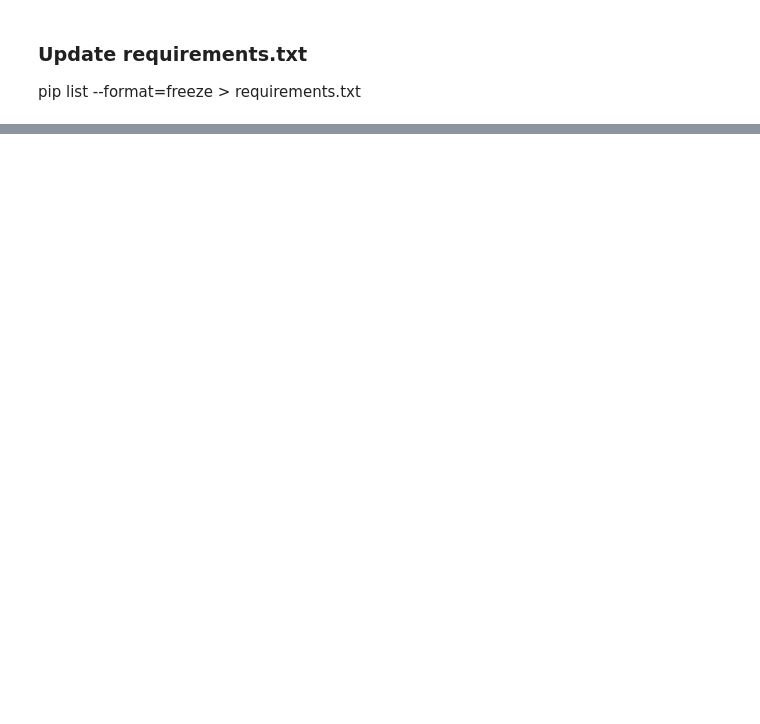
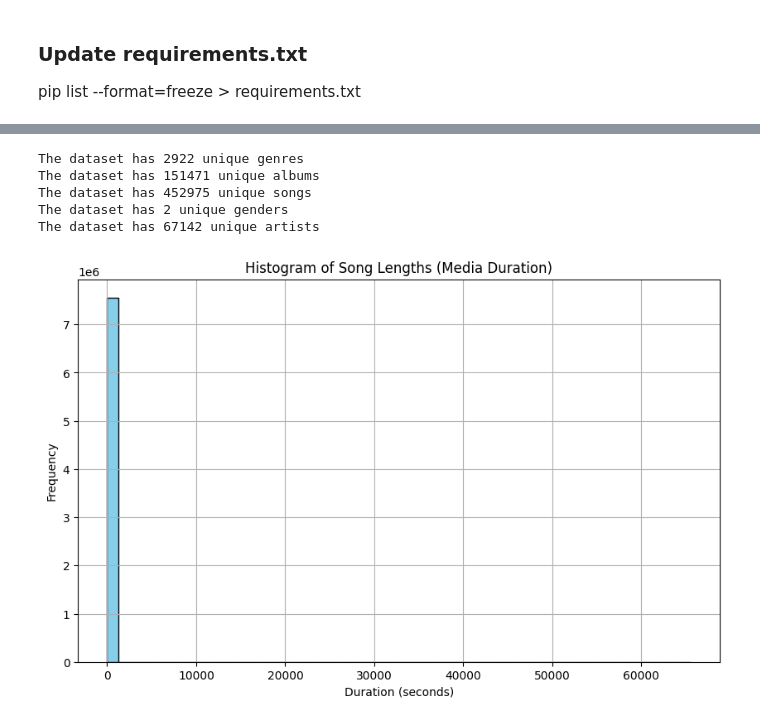
Before and after one commit to cmimholz/recommender-systems-project, a Jupyter notebook: notebooks/rec-training.ipynb, the cells around one changed output, grey strips where cells are left out. Saved outputs shown, nothing was run; the diff lists cells and outputs as text; code cells hidden in the pictures; blank space fills up the shorter version.

```diff
--- a/notebooks/rec-training.ipynb
+++ b/notebooks/rec-training.ipynb
@@ -1,21 +19,21 @@
 # %%
-import pandas as pd
-
 # Set the random seed for reproducibility
 random_seed = 42
 
 # Load the full dataset
 file_path = '../data/raw_data/train.csv'  # Update this with the path to your file
 data = pd.read_csv(file_path)
+sampled_data = data
 
-# Define the sample size (e.g., 1% of the dataset)
-sample_size = 0.19  # This means 1% of the data
-
-# Generate a random sample of the dataset
-sampled_data = data.sample(frac=sample_size, random_state=random_seed)
-
-# Save the sample to a new CSV file
-sampled_file_path = '../data/sampled_train.csv'
-sampled_data.to_csv(sampled_file_path, index=False)
-
-print(f'Sampled data saved to {sampled_file_path}')
+# # Define the sample size (e.g., 1% of the dataset)
+# sample_size = 0.19  # This means 1% of the data
+#
+# # Generate a random sample of the dataset
+# sampled_data = data.sample(frac=sample_size, random_state=random_seed)
+#
+# # Save the sample to a new CSV file
+# sampled_file_path = '../data/sampled_train.csv'
+# #sampled_file_path = '../raw_data/train.csv'
+# sampled_data.to_csv(sampled_file_path, index=False)
+#
+# print(f'Sampled data saved to {sampled_file_path}')
@@ -26,0 +93,36 @@ pip list --format=freeze > requirements.txt
+# %%
+# Number of genres
+print('The dataset has', sampled_data['genre_id'].nunique(), 'unique genres')
+
+# Number of unique songs in sample
+print('The dataset has', sampled_data['album_id'].nunique(), 'unique albums')
+
+# Number of unique songs in sample
+print('The dataset has', sampled_data['media_id'].nunique(), 'unique songs')
+
+# Number of unique songs in sample
+print('The dataset has', sampled_data['user_gender'].nunique(), 'unique genders')
+
+# Number of unique songs in sample
+print('The dataset has', sampled_data['artist_id'].nunique(), 'unique artists')
+# %% [output]
+The dataset has 2922 unique genres
+The dataset has 151471 unique albums
+The dataset has 452975 unique songs
+The dataset has 2 unique genders
+The dataset has 67142 unique artists
+# %%
+# Plot a histogram of the media_duration (length of songs)
+plt.figure(figsize=(10, 6))
+plt.hist(sampled_data['media_duration'], bins=50, color='skyblue', edgecolor='black')
+plt.title('Histogram of Song Lengths (Media Duration)')
+plt.xlabel('Duration (seconds)')
+plt.ylabel('Frequency')
+plt.grid(True)
+
+# Show the plot
+plt.show()
+
+#TODO: is this big datapoint an outlier?
+# %% [output]
+[figure, added]
```
Also changed, not shown: parts of 30 cells of this notebook.
